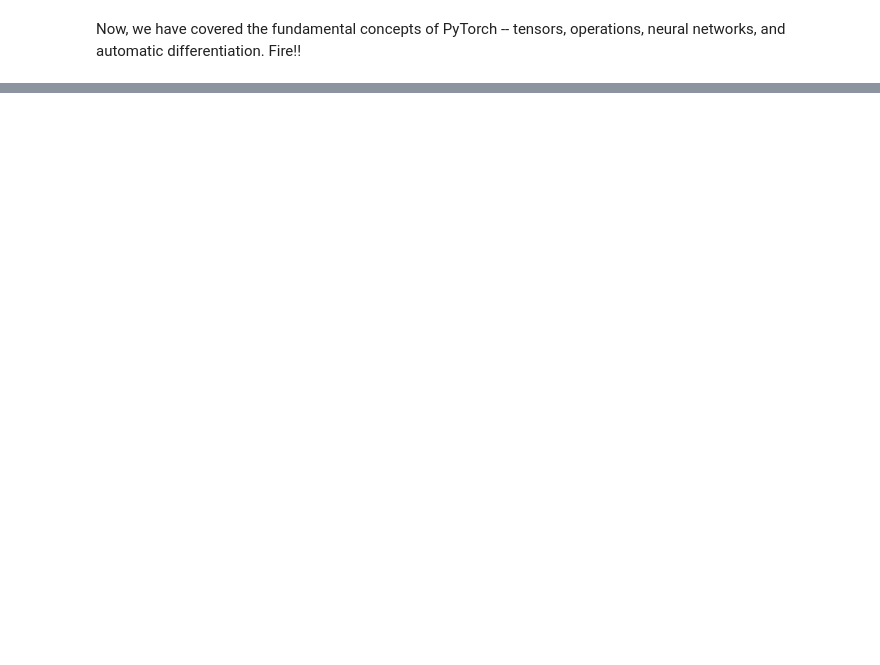
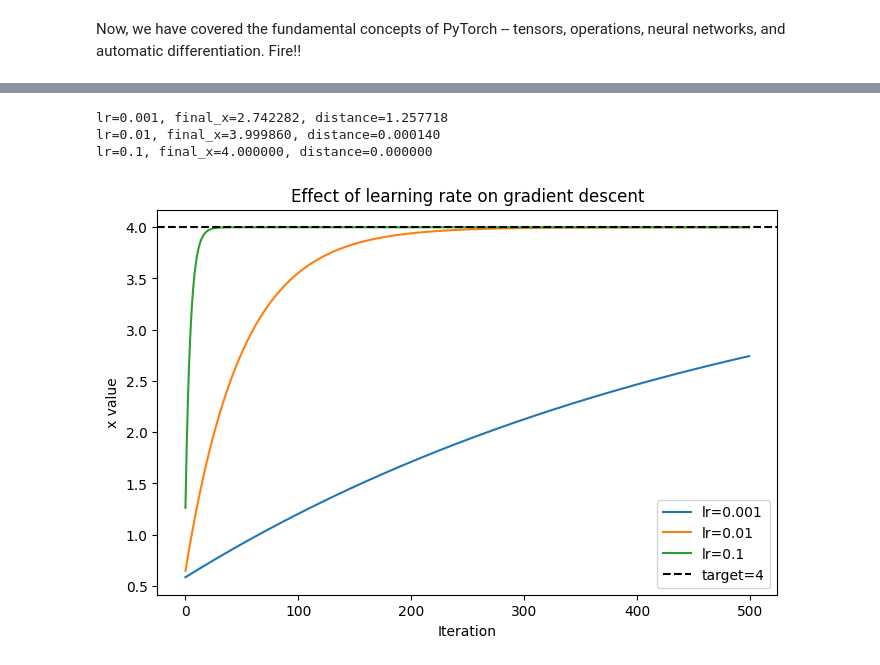
Before and after one commit to Snowmooniee/introtodeeplearning, a Jupyter notebook: lab1/PT_Part1_Intro.ipynb, the cells around one changed output, grey strips where cells are left out. Drawn from its saved outputs; the diff is of its cells as text; code cells hidden in the pictures; blank space fills up the shorter version.

```diff
--- a/lab1/PT_Part1_Intro.ipynb
+++ b/lab1/PT_Part1_Intro.ipynb
@@ -367,0 +409,62 @@ Now, we have covered the fundamental concepts of PyTorch -- tensors, operations,
+# %%
+def run_descent(initial_x, learning_rate, steps=500, target=4.0):
+    x = torch.tensor(
+        [initial_x],
+        dtype=torch.float32,
+        requires_grad=True
+    )
+
+    values = []
+
+    for _ in range(steps):
+        loss = torch.square(x - target)
+        loss.backward()
+
+        # Update x without recording the update itself in the graph
+        with torch.no_grad():
+            x -= learning_rate * x.grad
+
+        # Gradients accumulate by default, so reset before the next step
+        x.grad.zero_()
+
+        values.append(x.item())
+
+    return values
+
+
+initial_x = 0.5777391791343689
+learning_rates = [1e-3, 1e-2, 1e-1]
+
+plt.figure(figsize=(8, 5))
+
+for learning_rate in learning_rates:
+    values = run_descent(
+        initial_x=initial_x,
+        learning_rate=learning_rate
+    )
+
+    print(
+        f"lr={learning_rate:g}, "
+        f"final_x={values[-1]:.6f}, "
+        f"distance={abs(values[-1] - 4):.6f}"
+    )
+
+    plt.plot(values, label=f"lr={learning_rate:g}")
+
+plt.axhline(
+    4.0,
+    color="black",
+    linestyle="--",
+    label="target=4"
+)
+
+plt.xlabel("Iteration")
+plt.ylabel("x value")
+plt.title("Effect of learning rate on gradient descent")
+plt.legend()
+plt.show()
+# %% [output]
+lr=0.001, final_x=2.742282, distance=1.257718
+lr=0.01, final_x=3.999860, distance=0.000140
+lr=0.1, final_x=4.000000, distance=0.000000
+[figure, added]
```
Also changed, not shown: parts of 13 cells of this notebook.
